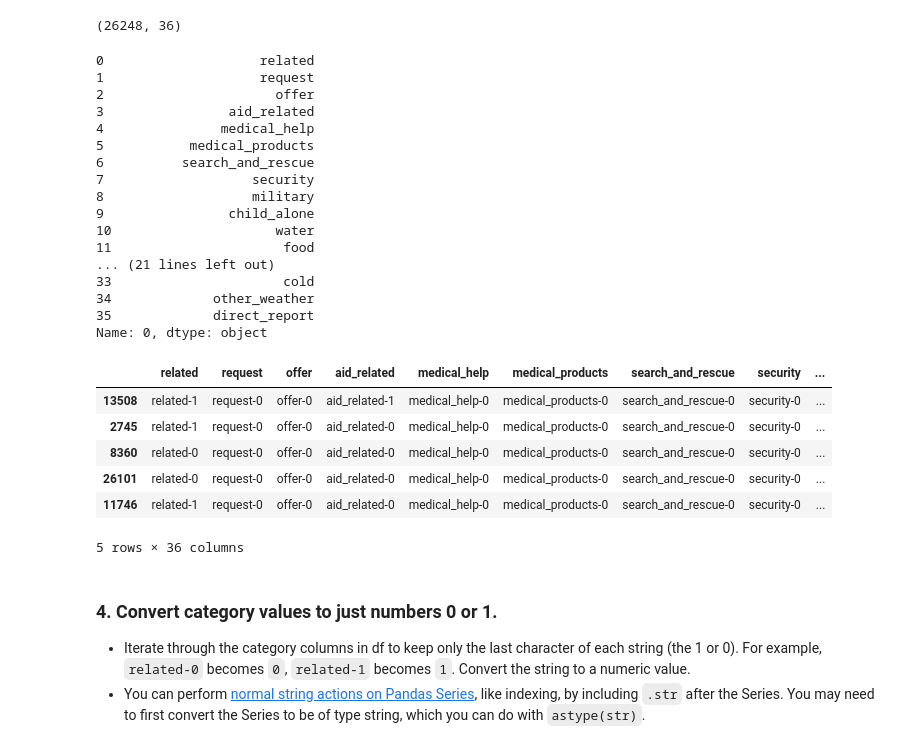
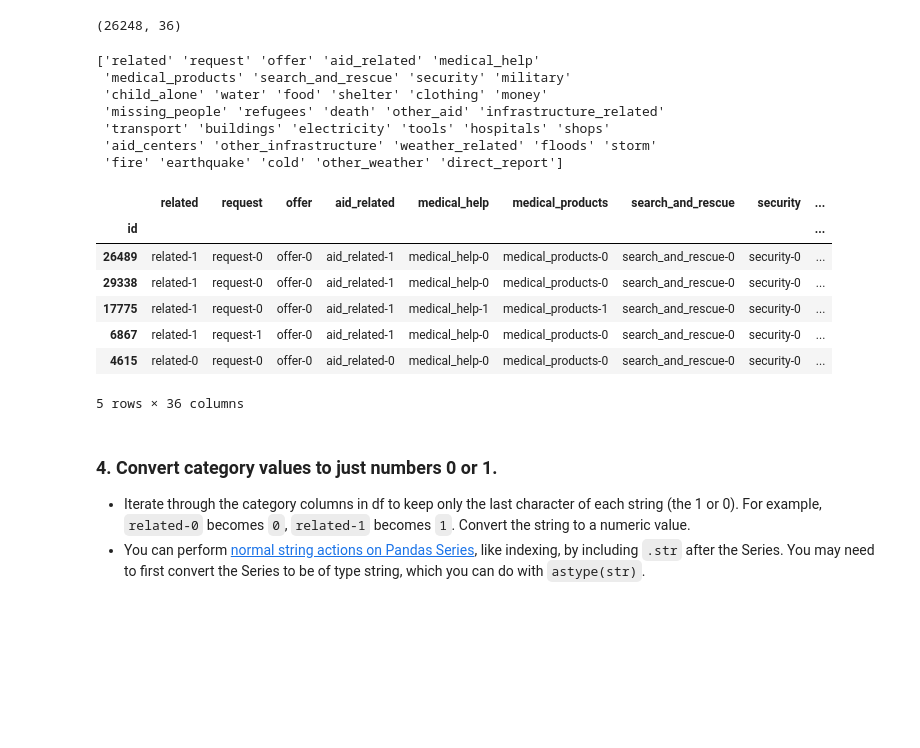
Before and after one commit to GinnCheng/Disaster-message-response, a Jupyter notebook: scripts/ETL_Pipeline_Preparation.ipynb, the cells around one changed output. Drawn from its saved outputs; the diff is of its cells as text; code cells hidden in the pictures; blank space fills up the shorter version.

Commit message:
feat: build ETL Description -built ETL data processing for the datasets

```diff
--- a/scripts/ETL_Pipeline_Preparation.ipynb
+++ b/scripts/ETL_Pipeline_Preparation.ipynb
@@ -84,37 +89,29 @@ row = categories.iloc[0,:]
 # use this row to extract a list of new column names for categories.
 # one way is to apply a lambda function that takes everything
 # up to the second to last character of each string with slicing
-category_colnames = row.apply(lambda x: x.split('-')[0])
+category_colnames = row.apply(lambda x: x.split('-')[0]).values
 print(category_colnames)
 # %% [output]
-0                    related
-1                    request
-2                      offer
-3                aid_related
-4               medical_help
-5           medical_products
-6          search_and_rescue
-7                   security
-8                   military
-9                child_alone
-10                     water
-11                      food
-... (21 lines left out)
-33                      cold
-34             other_weather
-35             direct_report
-Name: 0, dtype: object
+['related' 'request' 'offer' 'aid_related' 'medical_help'
+ 'medical_products' 'search_and_rescue' 'security' 'military'
+ 'child_alone' 'water' 'food' 'shelter' 'clothing' 'money'
+ 'missing_people' 'refugees' 'death' 'other_aid' 'infrastructure_related'
+ 'transport' 'buildings' 'electricity' 'tools' 'hospitals' 'shops'
+ 'aid_centers' 'other_infrastructure' 'weather_related' 'floods' 'storm'
+ 'fire' 'earthquake' 'cold' 'other_weather' 'direct_report']
 # %%
 # rename the columns of `categories`
 categories.columns = category_colnames
+categories.index.name = 'id'
 categories.sample(5)
 # %% [output]
 |  | related | request | offer | aid_related | medical_help | medical_products | search_and_rescue | security | ... |
-| 13508 | related-1 | request-0 | offer-0 | aid_related-1 | medical_help-0 | medical_products-0 | search_and_rescue-0 | security-0 | ... |
-| 2745 | related-1 | request-0 | offer-0 | aid_related-0 | medical_help-0 | medical_products-0 | search_and_rescue-0 | security-0 | ... |
-| 8360 | related-0 | request-0 | offer-0 | aid_related-0 | medical_help-0 | medical_products-0 | search_and_rescue-0 | security-0 | ... |
-| 26101 | related-0 | request-0 | offer-0 | aid_related-0 | medical_help-0 | medical_products-0 | search_and_rescue-0 | security-0 | ... |
-| 11746 | related-1 | request-0 | offer-0 | aid_related-0 | medical_help-0 | medical_products-0 | search_and_rescue-0 | security-0 | ... |
+| id |  |  |  |  |  |  |  |  | ... |
+| 26489 | related-1 | request-0 | offer-0 | aid_related-1 | medical_help-0 | medical_products-0 | search_and_rescue-0 | security-0 | ... |
+| 29338 | related-1 | request-0 | offer-0 | aid_related-1 | medical_help-0 | medical_products-0 | search_and_rescue-0 | security-0 | ... |
+| 17775 | related-1 | request-0 | offer-0 | aid_related-1 | medical_help-1 | medical_products-1 | search_and_rescue-0 | security-0 | ... |
+| 6867 | related-1 | request-1 | offer-0 | aid_related-1 | medical_help-0 | medical_products-0 | search_and_rescue-0 | security-0 | ... |
+| 4615 | related-0 | request-0 | offer-0 | aid_related-0 | medical_help-0 | medical_products-0 | search_and_rescue-0 | security-0 | ... |
 5 rows × 36 columns
 # %% [markdown]
 ### 4. Convert category values to just numbers 0 or 1.
```
Also changed, not shown: parts of 11 cells of this notebook.
